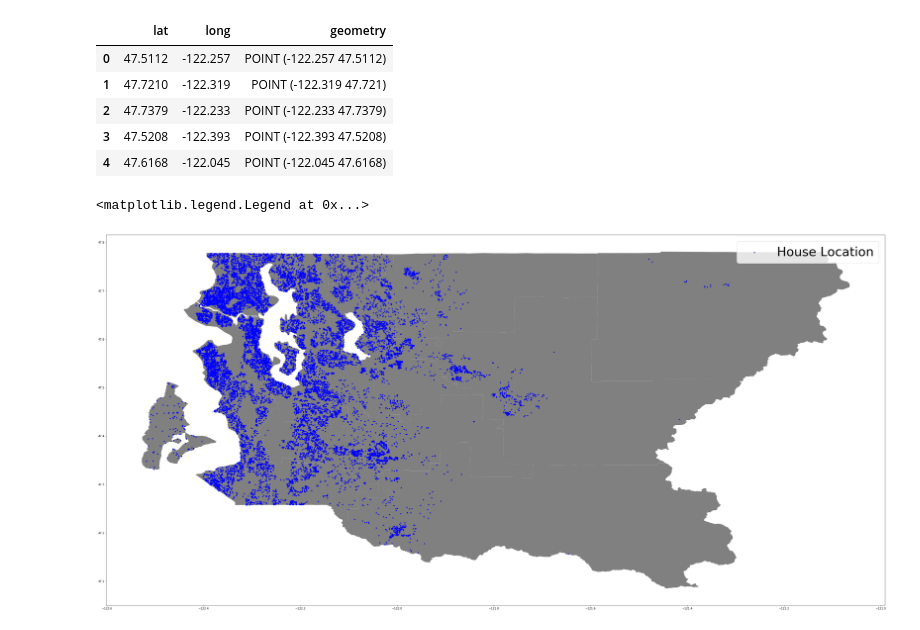
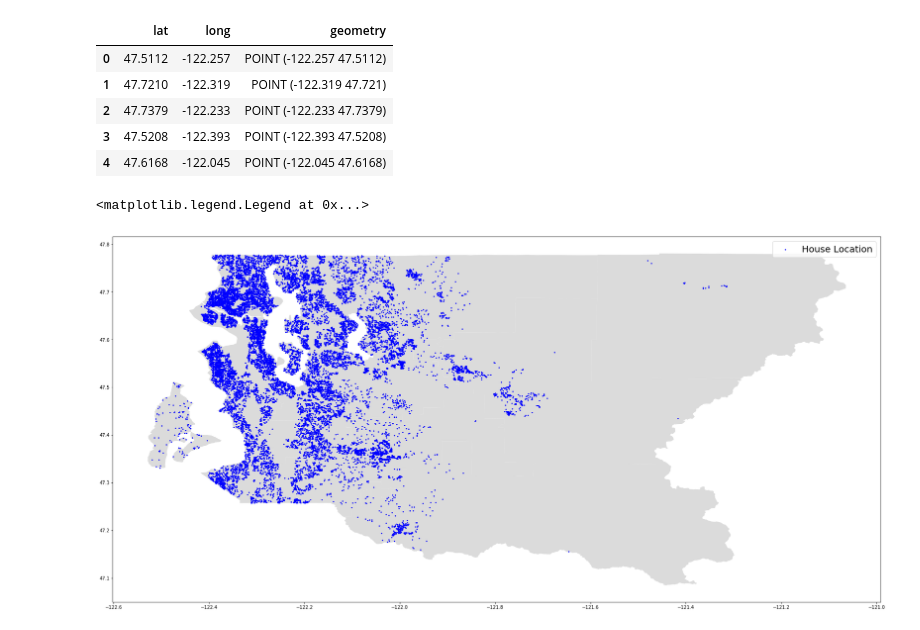
Before and after one commit to HunterEwing/dsc-v2-mod1-final-project-seattle-ds-080519, a Jupyter notebook: coordinates_map.ipynb, the cells around one changed output. Saved outputs shown, nothing was run; the diff lists cells and outputs as text; code cells hidden in the pictures.

Commit message:
Made minor aesthetic modifications to the plot.

```diff
--- a/coordinates_map.ipynb
+++ b/coordinates_map.ipynb
@@ -40,12 +40,12 @@ geo_df.head()
 | 3 | 47.5208 | -122.393 | POINT (-122.393 47.5208) |
 | 4 | 47.6168 | -122.045 | POINT (-122.045 47.6168) |
 # %%
-fig, ax=plt.subplots(figsize = (50, 50))
-king_county_school_districts_map.plot(ax=ax,alpha=None, color="grey")
-geo_df[geo_df["geometry"]!=0].plot(ax=ax, markersize=10, color="blue", marker="o", label = "House Location")
-plt.legend(prop={"size": 45})
+fig, ax=plt.subplots(figsize = (30, 30))
+king_county_school_districts_map.plot(ax=ax,alpha=50, color="lightgrey")
+geo_df[geo_df["geometry"]!=0].plot(ax=ax, markersize=3, color="blue", marker="o", label = "House Location")
+plt.legend(prop={"size": 20})
 # %% [output]
 <matplotlib.legend.Legend at 0x...>
-[figure, old version]
+[figure, new version]
 # %%
 df_coordinates = df[["lat", "long"]].copy()
```
